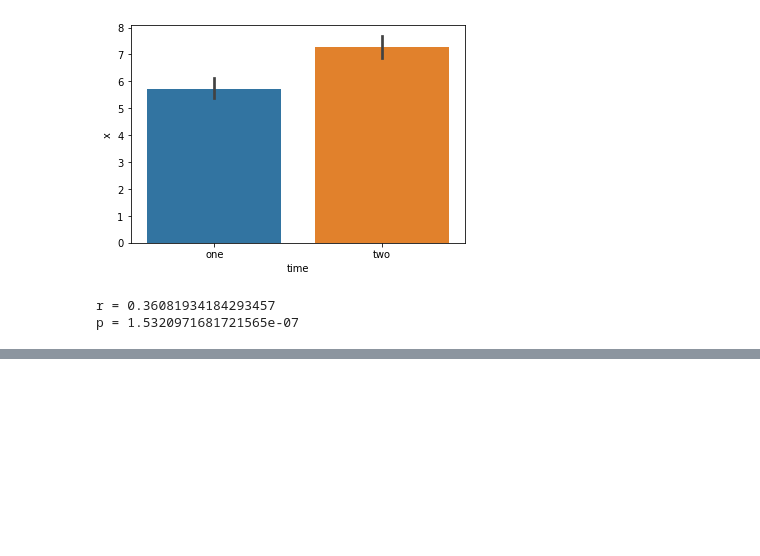
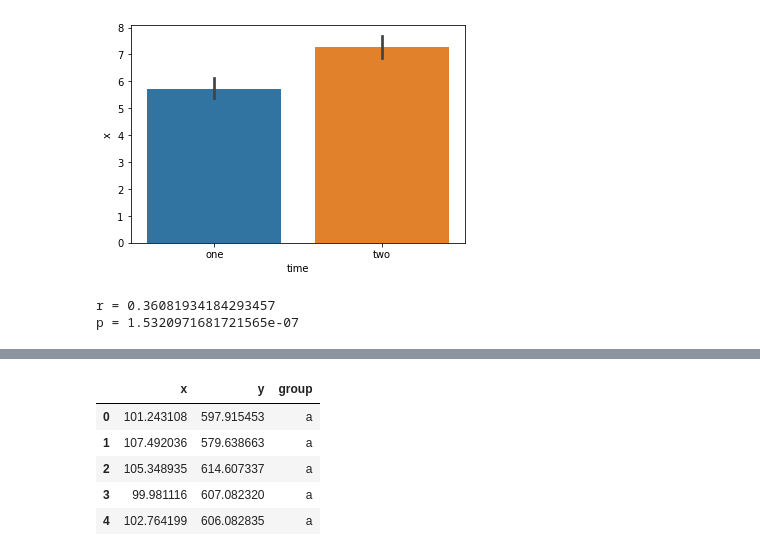
Before and after one commit to matt-c-knight/clustering-exercises, a Jupyter notebook: warmup_10_13.ipynb, the cells around one changed output, grey strips where cells are left out. Saved outputs shown, nothing was run; the diff lists cells and outputs as text; code cells hidden in the pictures; blank space fills up the shorter version.

```diff
--- a/warmup_10_13.ipynb
+++ b/warmup_10_13.ipynb
@@ -48,0 +58,9 @@ p = 1.5320971681721565e-07
+# %%
+df2.head()
+# %% [output]
+|  | x | y | group |
+| 0 | 101.243108 | 597.915453 | a |
+| 1 | 107.492036 | 579.638663 | a |
+| 2 | 105.348935 | 614.607337 | a |
+| 3 | 99.981116 | 607.082320 | a |
+| 4 | 102.764199 | 606.082835 | a |
```
Also changed, not shown: parts of 8 cells of this notebook.
